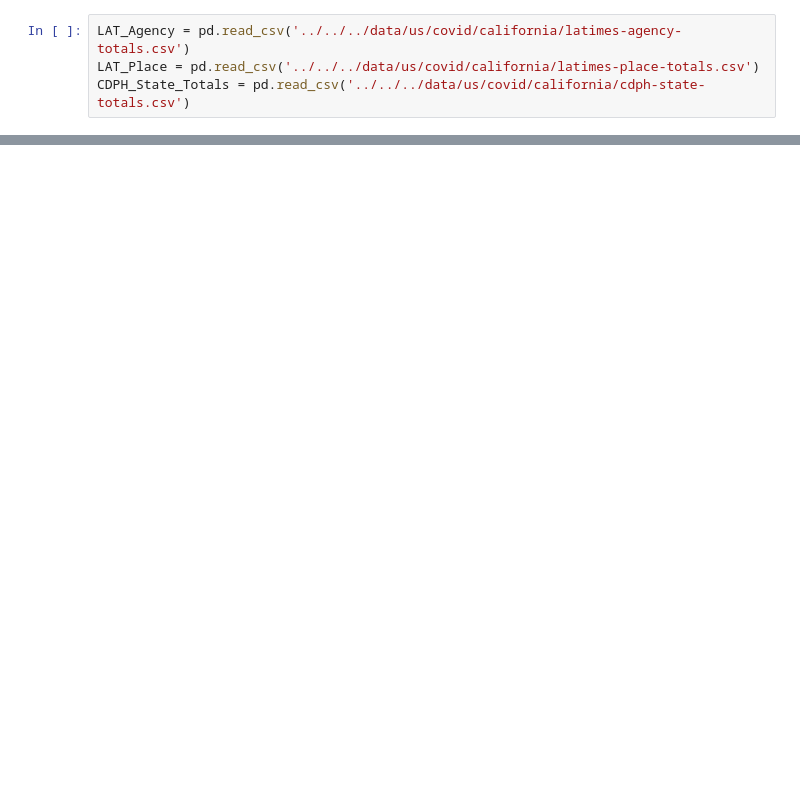
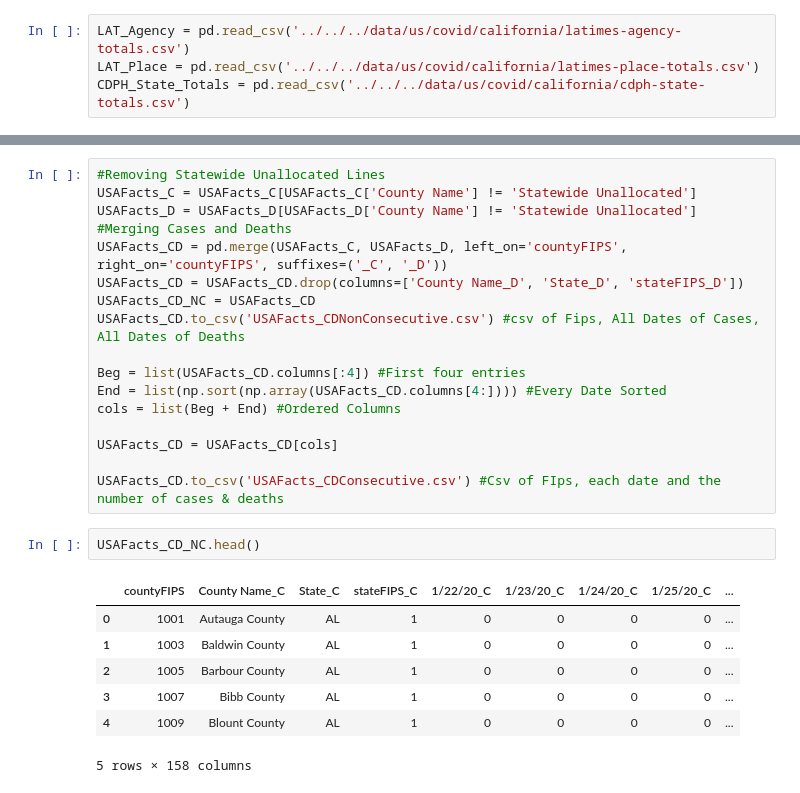
Before and after one commit to Zarand3r/corona_light, a Jupyter notebook: models/processing/USA/Covid_Cases_Deaths_USA.ipynb, the cells around one changed output, grey strips where cells are left out. Cells and saved outputs as stored; diff of their text form; blank space fills up the shorter version.

```diff
--- a/models/processing/USA/Covid_Cases_Deaths_USA.ipynb
+++ b/models/processing/USA/Covid_Cases_Deaths_USA.ipynb
@@ -17,0 +23,27 @@ Key = pd.read_csv('../../../data/us/processing_data/fips_key.csv', encoding='lat
+# %%
+#Removing Statewide Unallocated Lines
+USAFacts_C = USAFacts_C[USAFacts_C['County Name'] != 'Statewide Unallocated']
+USAFacts_D = USAFacts_D[USAFacts_D['County Name'] != 'Statewide Unallocated']
+#Merging Cases and Deaths
+USAFacts_CD = pd.merge(USAFacts_C, USAFacts_D, left_on='countyFIPS', right_on='countyFIPS', suffixes=('_C', '_D'))
+USAFacts_CD = USAFacts_CD.drop(columns=['County Name_D', 'State_D', 'stateFIPS_D'])
+USAFacts_CD_NC = USAFacts_CD
+USAFacts_CD.to_csv('USAFacts_CDNonConsecutive.csv') #csv of Fips, All Dates of Cases, All Dates of Deaths
+
+Beg = list(USAFacts_CD.columns[:4]) #First four entries
+End = list(np.sort(np.array(USAFacts_CD.columns[4:]))) #Every Date Sorted
+cols = list(Beg + End) #Ordered Columns
+
+USAFacts_CD = USAFacts_CD[cols]
+
+USAFacts_CD.to_csv('USAFacts_CDConsecutive.csv') #Csv of FIps, each date and the number of cases & deaths
+# %%
+USAFacts_CD_NC.head()
+# %% [output]
+|  | countyFIPS | County Name_C | State_C | stateFIPS_C | 1/22/20_C | 1/23/20_C | 1/24/20_C | 1/25/20_C | ... |
+| 0 | 1001 | Autauga County | AL | 1 | 0 | 0 | 0 | 0 | ... |
+| 1 | 1003 | Baldwin County | AL | 1 | 0 | 0 | 0 | 0 | ... |
+| 2 | 1005 | Barbour County | AL | 1 | 0 | 0 | 0 | 0 | ... |
+| 3 | 1007 | Bibb County | AL | 1 | 0 | 0 | 0 | 0 | ... |
+| 4 | 1009 | Blount County | AL | 1 | 0 | 0 | 0 | 0 | ... |
+5 rows × 158 columns
```
Also changed, not shown: parts of 12 cells of this notebook, 8 other files.
